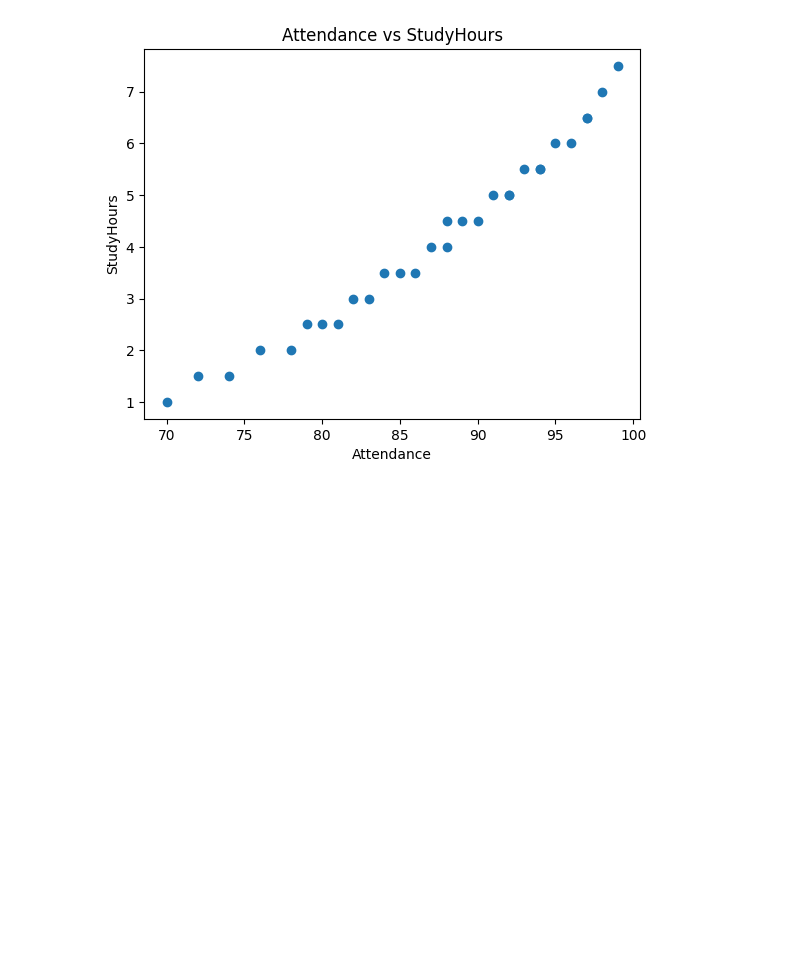
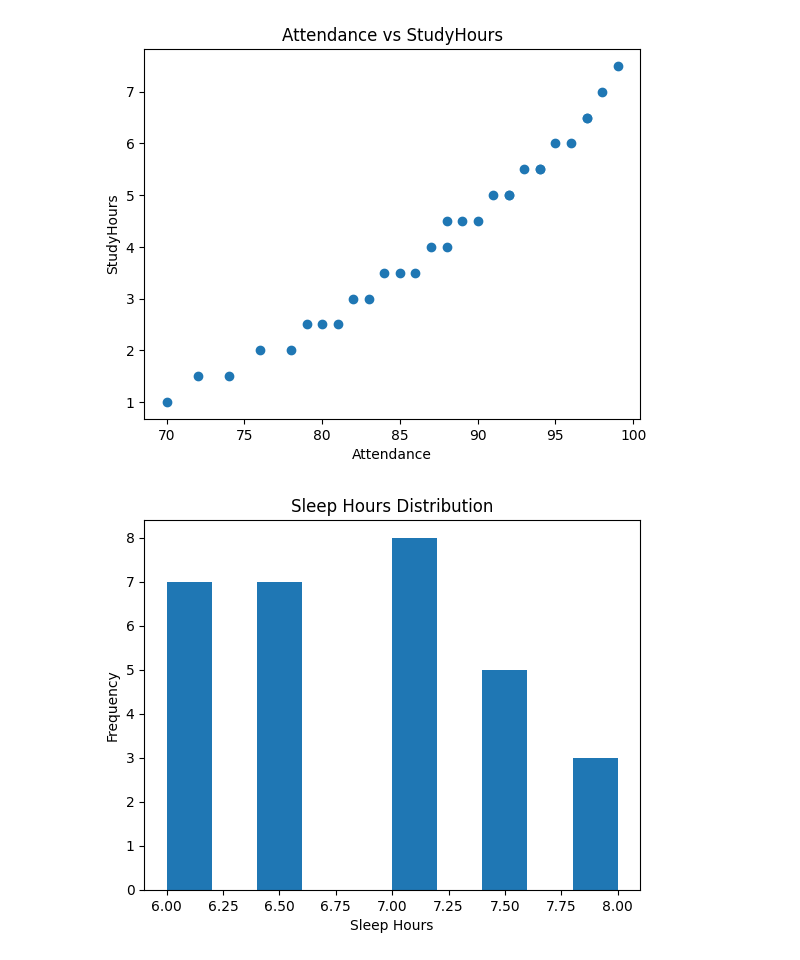
Before and after one commit to wjdtjwls512/School, a Jupyter notebook: 인공지능일반/student분석_1315.ipynb, the cells around one changed output. Cells and saved outputs as stored; diff of their text form; code cells hidden in the pictures; blank space fills up the shorter version.

```diff
--- a/인공지능일반/student분석_1315.ipynb
+++ b/인공지능일반/student분석_1315.ipynb
@@ -66,3 +66,11 @@ plt.title('Attendance vs StudyHours')
 plt.show()
 # %% [output]
 [figure]
+# %%
+plt.hist(df['SleepHours'])
+plt.xlabel('Sleep Hours')
+plt.ylabel('Frequency')
+plt.title('Sleep Hours Distribution')
+plt.show()
+# %% [output]
+[figure, added]
```
Also changed, not shown: 1 other file.
